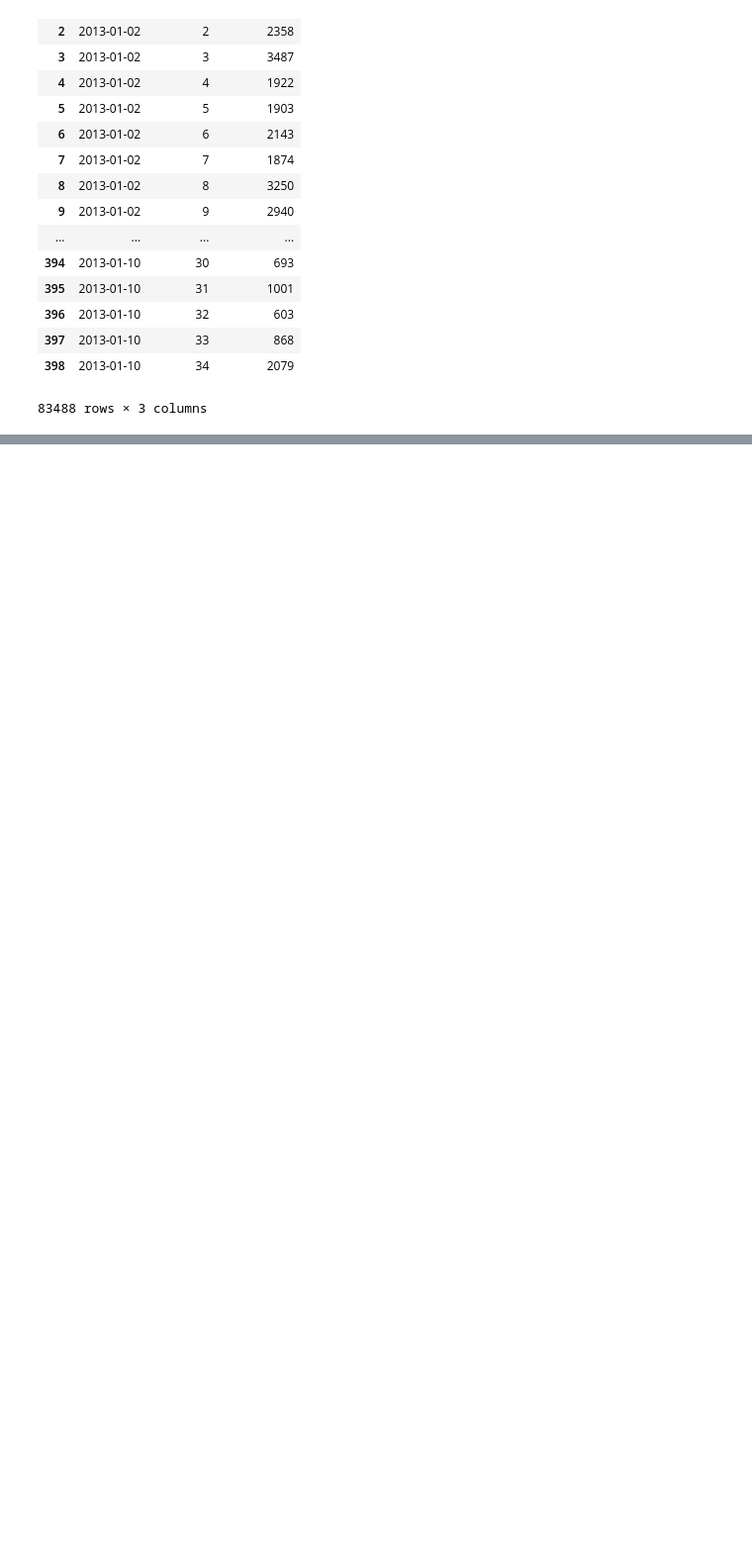
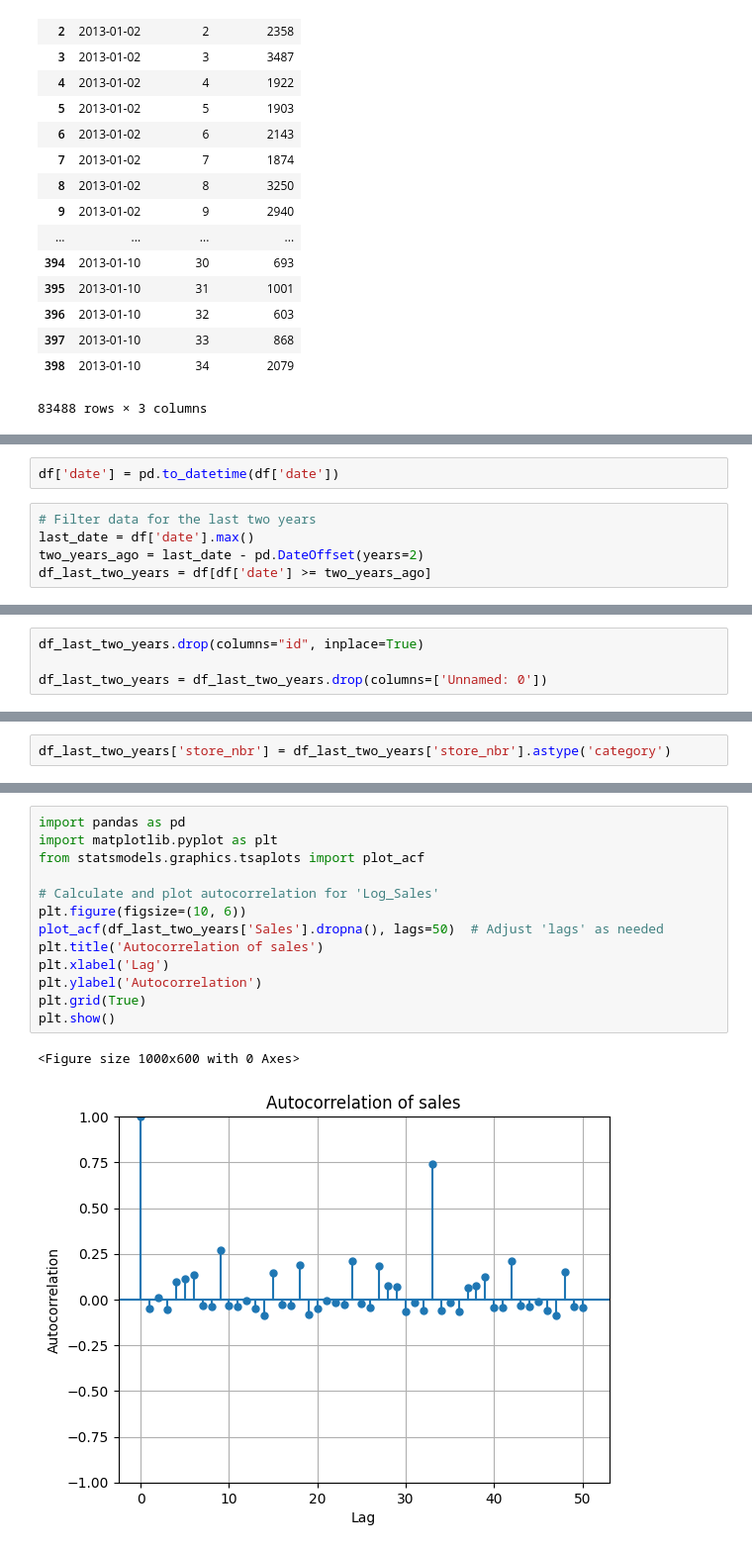
Before and after one commit to divaynagpal/MS422FinalProject, a Jupyter notebook: StoreSalesPrediction.ipynb, the cells around one changed output, grey strips where cells are left out. Shown at 99% size. Cells and saved outputs as stored; diff of their text form; blank space fills up the shorter version.

Commit message:
Stationarity test , autocoreation plot

```diff
--- a/StoreSalesPrediction.ipynb
+++ b/StoreSalesPrediction.ipynb
@@ -548,0 +564,7 @@ df_transactions
+# %%
+df['date'] = pd.to_datetime(df['date'])
+# %%
+# Filter data for the last two years
+last_date = df['date'].max()
+two_years_ago = last_date - pd.DateOffset(years=2)
+df_last_two_years = df[df['date'] >= two_years_ago]
@@ -548,0 +589,4 @@ df_transactions
+# %%
+df_last_two_years.drop(columns="id", inplace=True)
+
+df_last_two_years = df_last_two_years.drop(columns=['Unnamed: 0'])
@@ -548,0 +598,2 @@ df_transactions
+# %%
+df_last_two_years['store_nbr'] = df_last_two_years['store_nbr'].astype('category')
@@ -548,0 +629,16 @@ df_transactions
+# %%
+import pandas as pd
+import matplotlib.pyplot as plt
+from statsmodels.graphics.tsaplots import plot_acf
+
+# Calculate and plot autocorrelation for 'Log_Sales'
+plt.figure(figsize=(10, 6))
+plot_acf(df_last_two_years['Sales'].dropna(), lags=50)  # Adjust 'lags' as needed
+plt.title('Autocorrelation of sales')
+plt.xlabel('Lag')
+plt.ylabel('Autocorrelation')
+plt.grid(True)
+plt.show()
+# %% [output]
+<Figure size 1000x600 with 0 Axes>
+[figure, added]
```
Also changed, not shown: parts of 25 cells of this notebook.
